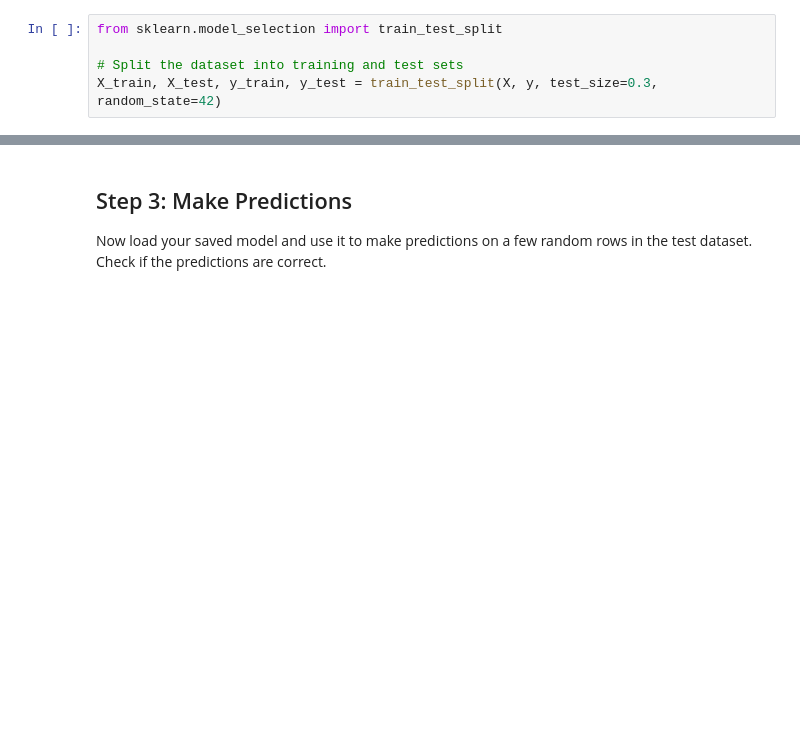
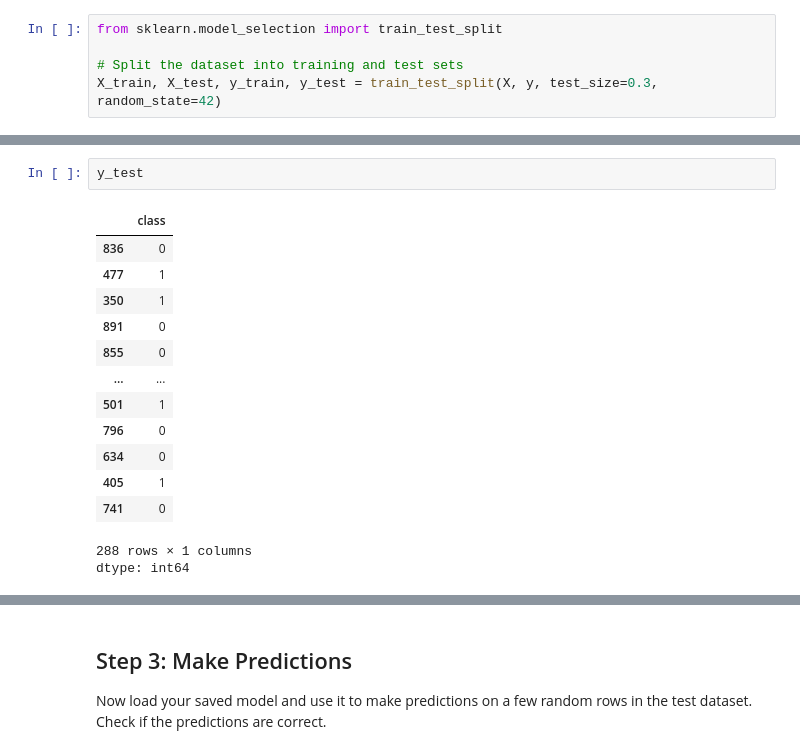
Before and after one commit to happyemanaloto/lab-neural-networks, a Jupyter notebook: your-code/challenge-1.ipynb, the cells around one changed output, grey strips where cells are left out. Cells and saved outputs as stored; diff of their text form; blank space fills up the shorter version.

```diff
--- a/your-code/challenge-1.ipynb
+++ b/your-code/challenge-1.ipynb
@@ -190,0 +204,17 @@ model.compile(loss='categorical_crossentropy',
+# %%
+y_test
+# %% [output]
+|  | class |
+| 836 | 0 |
+| 477 | 1 |
+| 350 | 1 |
+| 891 | 0 |
+| 855 | 0 |
+| ... | ... |
+| 501 | 1 |
+| 796 | 0 |
+| 634 | 0 |
+| 405 | 1 |
+| 741 | 0 |
+288 rows × 1 columns
+dtype: int64
```
Also changed, not shown: parts of 13 cells of this notebook.
